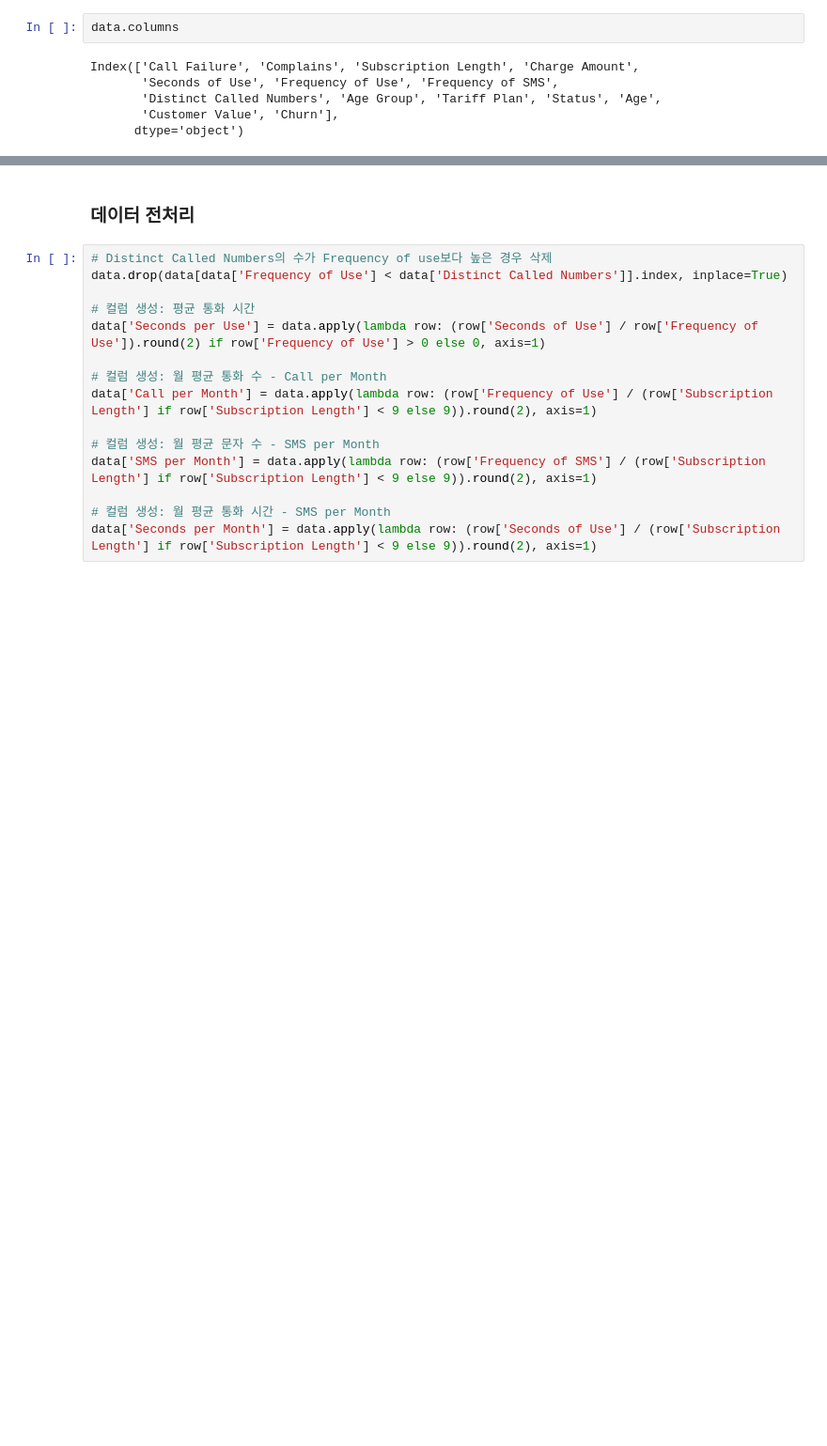
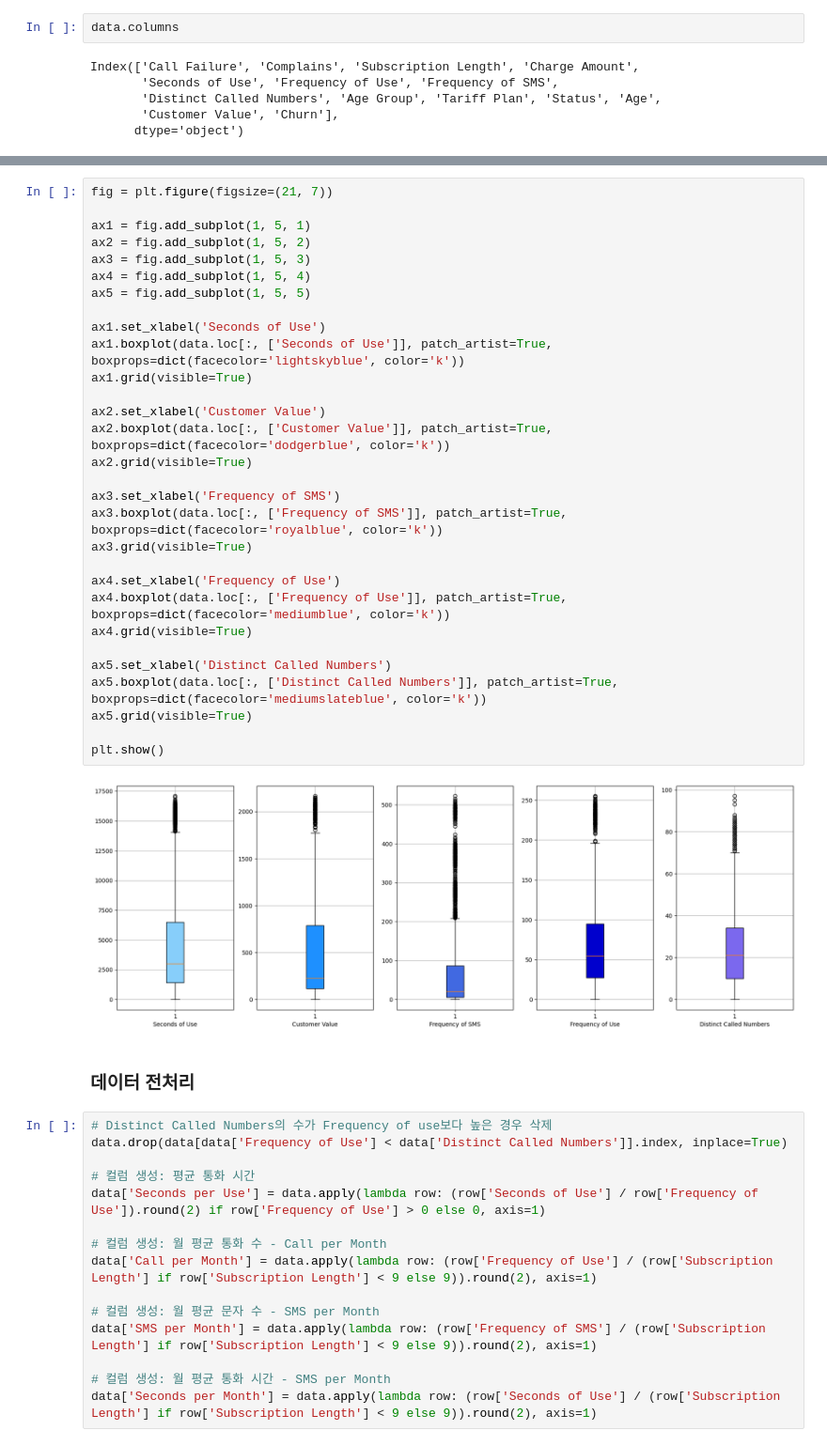
Before and after one commit to SKNETWORKS-FAMILY-AICAMP/SKN02-2nd-4Team, a Jupyter notebook: preprocessing.ipynb, the cells around one changed output, grey strips where cells are left out. Shown at 94% size. Saved outputs shown, nothing was run; the diff lists cells and outputs as text; blank space fills up the shorter version.

```diff
--- a/preprocessing.ipynb
+++ b/preprocessing.ipynb
@@ -97,3 +115,35 @@ Index(['Call Failure', 'Complains', 'Subscription Length', 'Charge Amount',
+# %%
+fig = plt.figure(figsize=(21, 7))
+
+ax1 = fig.add_subplot(1, 5, 1)
+ax2 = fig.add_subplot(1, 5, 2)
+ax3 = fig.add_subplot(1, 5, 3)
+ax4 = fig.add_subplot(1, 5, 4)
+ax5 = fig.add_subplot(1, 5, 5)
+
+ax1.set_xlabel('Seconds of Use')
+ax1.boxplot(data.loc[:, ['Seconds of Use']], patch_artist=True, boxprops=dict(facecolor='lightskyblue', color='k'))
+ax1.grid(visible=True)
+
+ax2.set_xlabel('Customer Value')
+ax2.boxplot(data.loc[:, ['Customer Value']], patch_artist=True, boxprops=dict(facecolor='dodgerblue', color='k'))
+ax2.grid(visible=True)
+
+ax3.set_xlabel('Frequency of SMS')
+ax3.boxplot(data.loc[:, ['Frequency of SMS']], patch_artist=True, boxprops=dict(facecolor='royalblue', color='k'))
+ax3.grid(visible=True)
+
+ax4.set_xlabel('Frequency of Use')
+ax4.boxplot(data.loc[:, ['Frequency of Use']], patch_artist=True, boxprops=dict(facecolor='mediumblue', color='k'))
+ax4.grid(visible=True)
+
+ax5.set_xlabel('Distinct Called Numbers')
+ax5.boxplot(data.loc[:, ['Distinct Called Numbers']], patch_artist=True, boxprops=dict(facecolor='mediumslateblue', color='k'))
+ax5.grid(visible=True)
+
+plt.show()
+# %% [output]
+[figure, added]
 # %% [markdown]
 ### 데이터 전처리
 # %%
```
Also changed, not shown: parts of 8 cells of this notebook.
